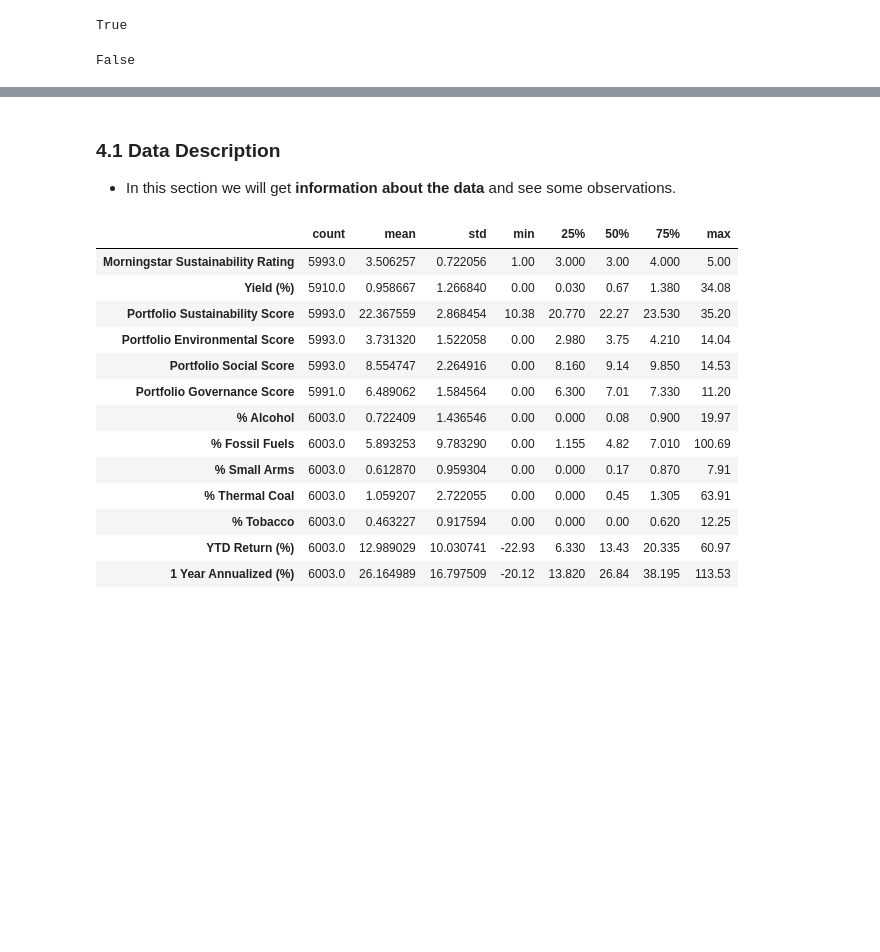
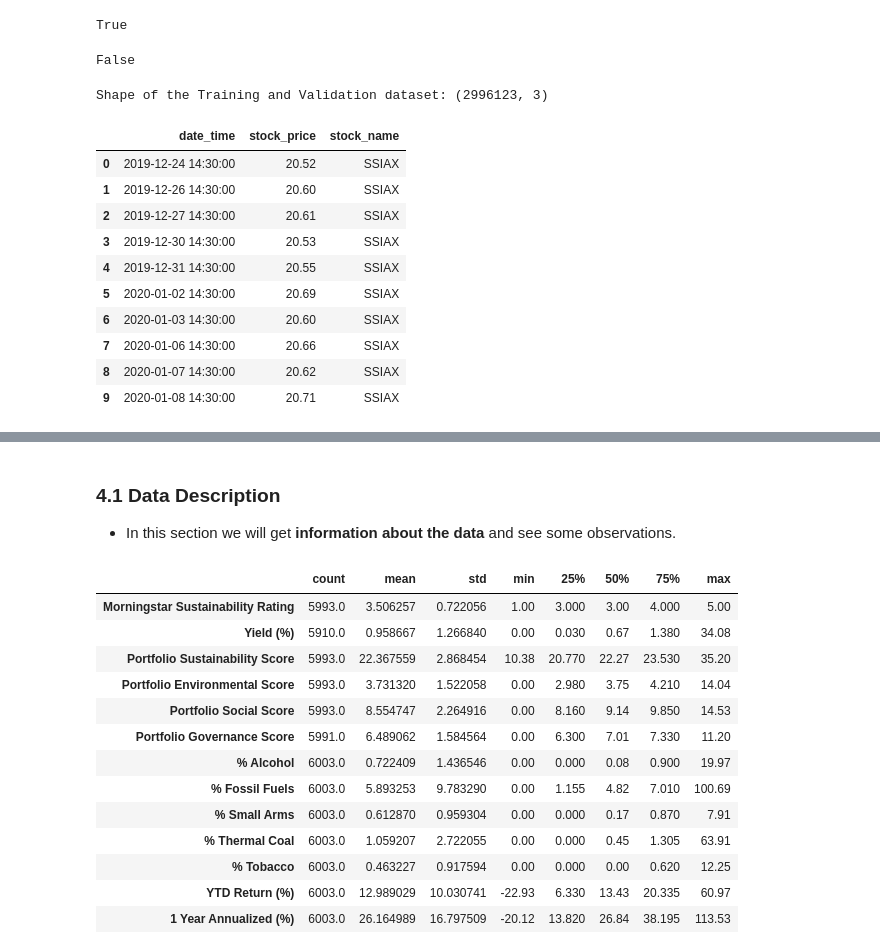
Before and after one commit to girishksahu/RMDS_Project_Responsible_Investing, a Jupyter notebook: notebook/Responsible_Investing.ipynb, the cells around one changed output, grey strips where cells are left out. Saved outputs shown, nothing was run; the diff lists cells and outputs as text; code cells hidden in the pictures; blank space fills up the shorter version.

```diff
--- a/notebook/Responsible_Investing.ipynb
+++ b/notebook/Responsible_Investing.ipynb
@@ -234,3 +234,25 @@ True
 any(funds_df.duplicated())
 # %% [output]
 False
+# %%
+# Load csv dataset
+stock_price_df = pd.read_csv("https://raw.githubusercontent.com/girishksahu/RMDS_Project_Responsible_Investing/SMART_AI_Learning/dataset/prices_per_day.csv")
+
+# Get the dimesions of data
+print('Shape of the Training and Validation dataset:', stock_price_df.shape)
+
+# Output first 10 data rows
+stock_price_df.head(10)
+# %% [output]
+Shape of the Training and Validation dataset: (2996123, 3)
+|  | date_time | stock_price | stock_name |
+| 0 | 2019-12-24 14:30:00 | 20.52 | SSIAX |
+| 1 | 2019-12-26 14:30:00 | 20.60 | SSIAX |
+| 2 | 2019-12-27 14:30:00 | 20.61 | SSIAX |
+| 3 | 2019-12-30 14:30:00 | 20.53 | SSIAX |
+| 4 | 2019-12-31 14:30:00 | 20.55 | SSIAX |
+| 5 | 2020-01-02 14:30:00 | 20.69 | SSIAX |
+| 6 | 2020-01-03 14:30:00 | 20.60 | SSIAX |
+| 7 | 2020-01-06 14:30:00 | 20.66 | SSIAX |
+| 8 | 2020-01-07 14:30:00 | 20.62 | SSIAX |
+| 9 | 2020-01-08 14:30:00 | 20.71 | SSIAX |
```
Also changed, not shown: parts of 17 cells of this notebook.
